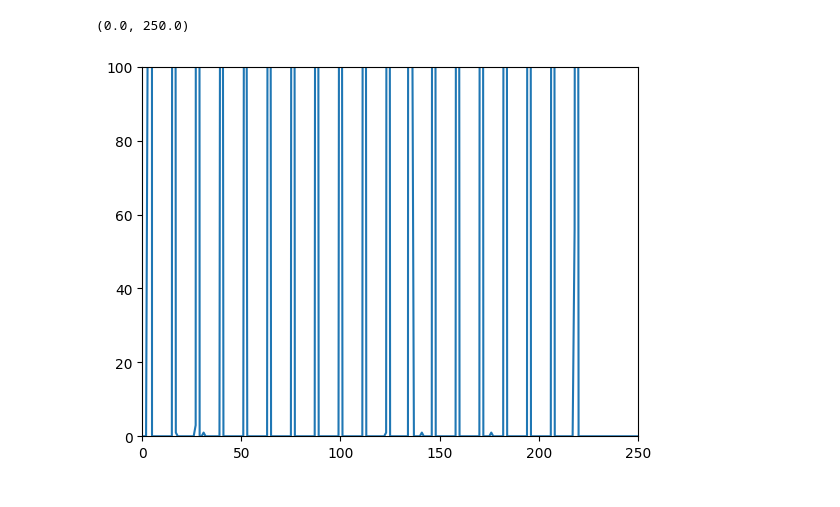
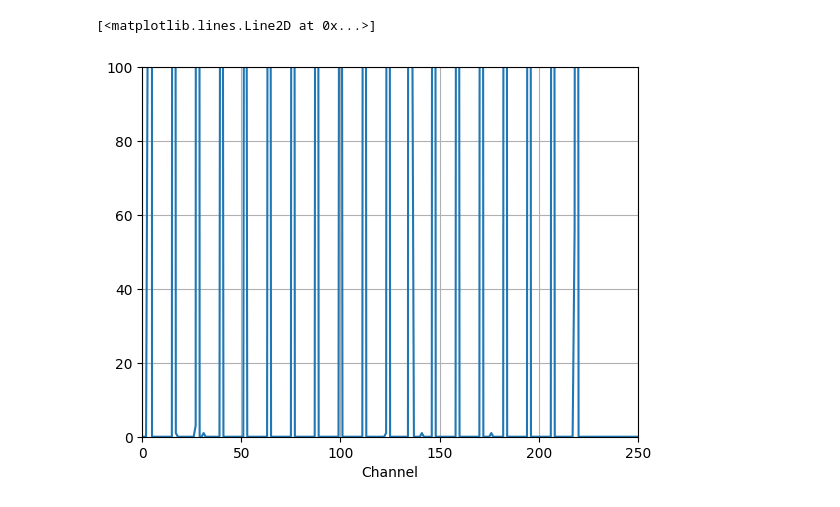
Before and after one commit to Aaryam/PLAE1_Experiment2, a Jupyter notebook: scripts/binConversion.ipynb, the cells around one changed output. Saved outputs shown, nothing was run; the diff lists cells and outputs as text; code cells hidden in the pictures.

```diff
--- a/scripts/binConversion.ipynb
+++ b/scripts/binConversion.ipynb
@@ -11,28 +12,36 @@ if "data" not in os.getcwd():
     os.chdir(path)
 # %%
 
-def getNonZeroList(data):
+def getRelevantPeaks(data):
     arr = list()
     for i in range(len(data[:,0])):
+        # Filter out values that have counts less than 5 (aren't peaks)
         if data[:,1][i] > 5:
             arr.append([data[:,0][i], data[:,1][i]])
 
     newArr = list()
+    # Add the first value since it's excluded in the loop below (3 in our case)
     newArr.append(arr[0][0])
+
+    # Loop through all filtered values and remove points that have consecutive points (e.g. 3 and 4, only 3 remains) since that's also noise
     for i in range(len(arr)):
         if i > 0:
             if abs(arr[i][0] - arr[i - 1][0]) > 1:
                 newArr.append(arr[i][0])
-    print(newArr)
     return newArr
 
 fileData = np.loadtxt('chanConversion.txt', dtype='float', delimiter='\t', skiprows=1)
 columnTitles = np.loadtxt('chanConversion.txt', dtype='str', delimiter='\t', max_rows=1)
 
-plt.plot(fileData[:,0],fileData[:,1])
+# Save this to a variable
+relevantPeaks = getRelevantPeaks(fileData)
+
+plt.xlabel("Channel")
+plt.grid()
 plt.ylim((0,100))
 plt.xlim((0,250))
+plt.plot(fileData[:,0],fileData[:,1])
 # %% [output]
-(0.0, 250.0)
+[<matplotlib.lines.Line2D at 0x...>]
-[figure, old version]
+[figure, new version]
 # %%
```
Also changed, not shown: parts of 3 cells of this notebook, 3 other files.
